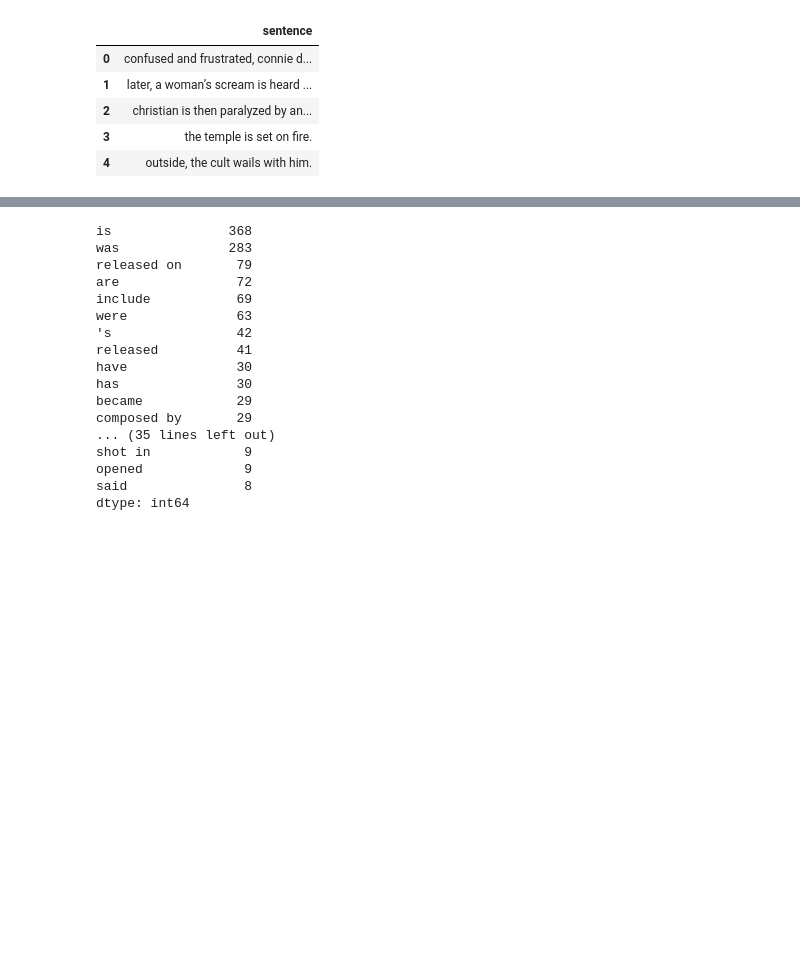
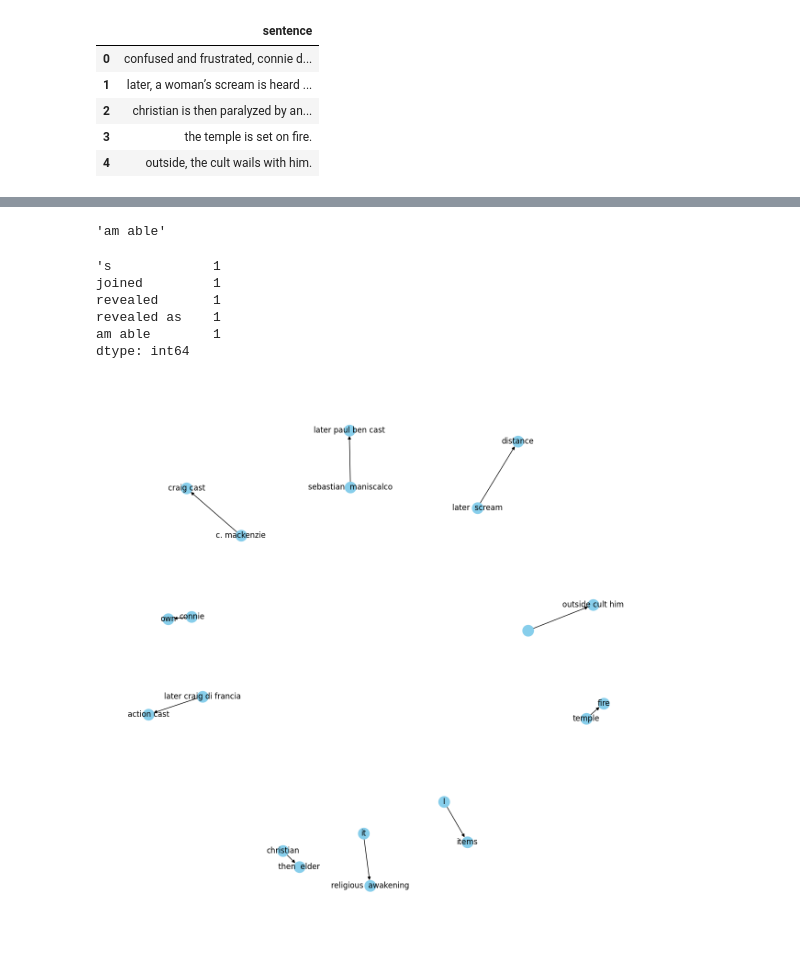
Before and after one commit to super2058/UML-Diagram-Generator, a Jupyter notebook: UML_Diagram_NLP.ipynb, the cells around one changed output, grey strips where cells are left out. Drawn from its saved outputs; the diff is of its cells as text; code cells hidden in the pictures; blank space fills up the shorter version.

```diff
--- a/UML_Diagram_NLP.ipynb
+++ b/UML_Diagram_NLP.ipynb
@@ -83,7 +79,7 @@ Name: sentence, dtype: object
 # %%
 #check the subject and object of one of these sentences.
 #Ideally, there should be one subject and one object in the sentence:
-doc = nlp("the drawdown process is governed by astm standard d823")
+doc = nlp("as a customer, I am able to add items to cart.")
 
 for tok in doc:
   print(tok.text, "...", tok.dep_)
@@ -185,7 +180,7 @@ def get_relation(sent):
             {'DEP':'agent','OP':"?"},
             {'POS':'ADJ','OP':"?"}]
 
-  matcher.add("matching_1", None, pattern)
+  matcher.add("matching_1", [pattern])
 
   matches = matcher(doc)
   k = len(matches) - 1
@@ -200,24 +191,17 @@ get_relation("John finished the task")
+# %%
+get_relation("as a customer, I am able to add items to cart.")
+# %% [output]
+'am able'
 # %%
 relations = [get_relation(i) for i in tqdm(candidate_sentences['sentence'])]
 # %%
-pd.Series(relations).value_counts()[:50]
+pd.Series(relations).value_counts()[5:10]
 # %% [output]
-is               368
-was              283
-released on       79
-are               72
-include           69
-were              63
-'s                42
-released          41
-have              30
-has               30
-became            29
-composed by       29
-... (35 lines left out)
-shot in            9
-opened             9
-said               8
+'s             1
+joined         1
+revealed       1
+revealed as    1
+am able        1
 dtype: int64
 # %%
 # extract subject
@@ -227,3 +211,15 @@ source = [i[0] for i in entity_pairs]
 target = [i[1] for i in entity_pairs]
 
 kg_df = pd.DataFrame({'source':source, 'target':target, 'edge':relations})
+# %%
+# create a directed-graph from a dataframe
+G=nx.from_pandas_edgelist(kg_df, "source", "target",
+                          edge_attr=True, create_using=nx.MultiDiGraph())
+# %%
+plt.figure(figsize=(12,12))
+
+pos = nx.spring_layout(G)
+nx.draw(G, with_labels=True, node_color='skyblue', edge_cmap=plt.cm.Blues, pos = pos)
+plt.show()
+# %% [output]
+[figure, added]
```
Also changed, not shown: parts of 9 cells of this notebook, 1 other file.
